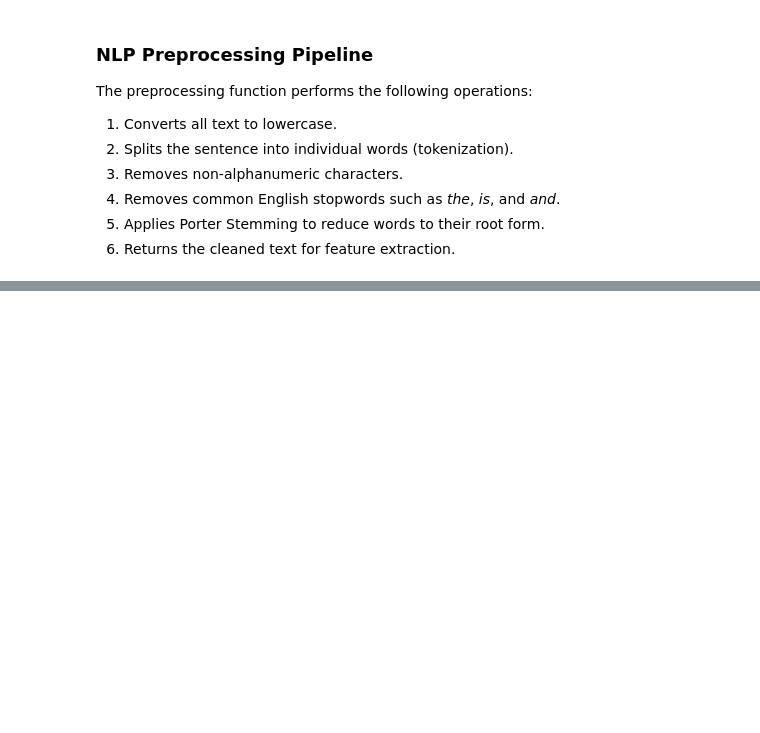
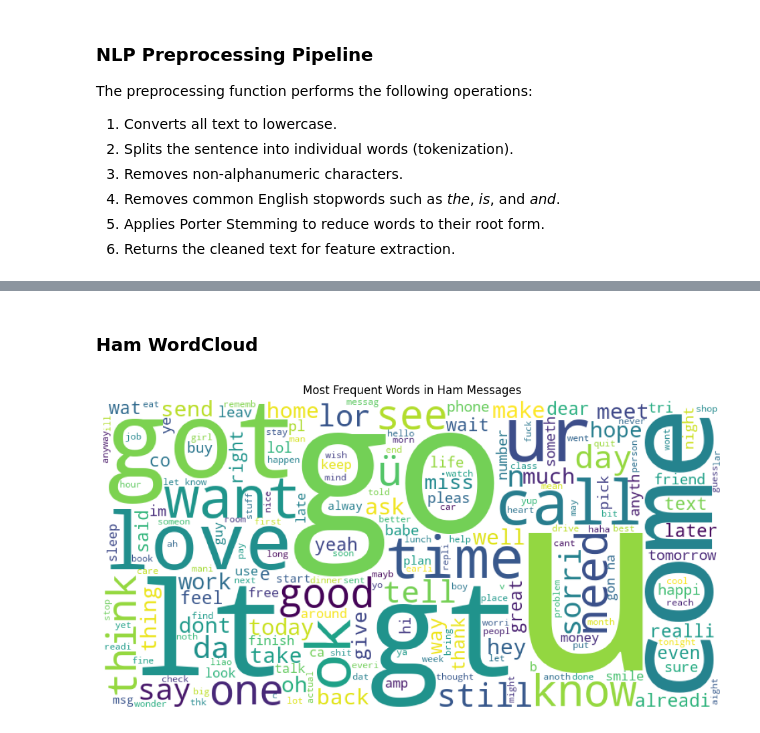
Before and after one commit to Shrawani-DS/spam-classifier-api, a Jupyter notebook: notebook/Spam_classifier.ipynb, the cells around one changed output, grey strips where cells are left out. Drawn from its saved outputs; the diff is of its cells as text; code cells hidden in the pictures; blank space fills up the shorter version.

```diff
--- a/notebook/Spam_classifier.ipynb
+++ b/notebook/Spam_classifier.ipynb
@@ -291,0 +354,7 @@ The preprocessing function performs the following operations:
+# %%
+ham_words = []
+
+for message in df[df["label"] == 0]["transformed_text"]:
+    ham_words.extend(message.split())
+
+Counter(ham_words).most_common(30)
@@ -291,0 +426,16 @@ The preprocessing function performs the following operations:
+# %% [markdown]
+### Ham WordCloud
+# %%
+ham_wc = WordCloud(
+    width=800,
+    height=400,
+    background_color="white"
+).generate(" ".join(ham_words))
+
+plt.figure(figsize=(12,6))
+plt.imshow(ham_wc)
+plt.axis("off")
+plt.title("Most Frequent Words in Ham Messages")
+plt.show()
+# %% [output]
+[figure, added]
```
Also changed, not shown: parts of 25 cells of this notebook.
